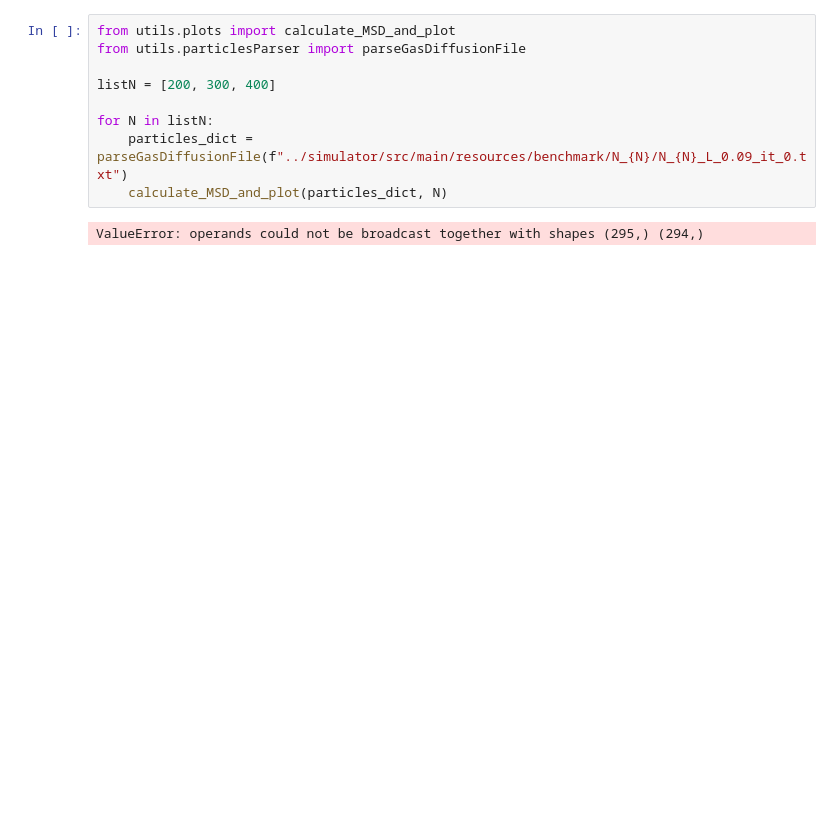
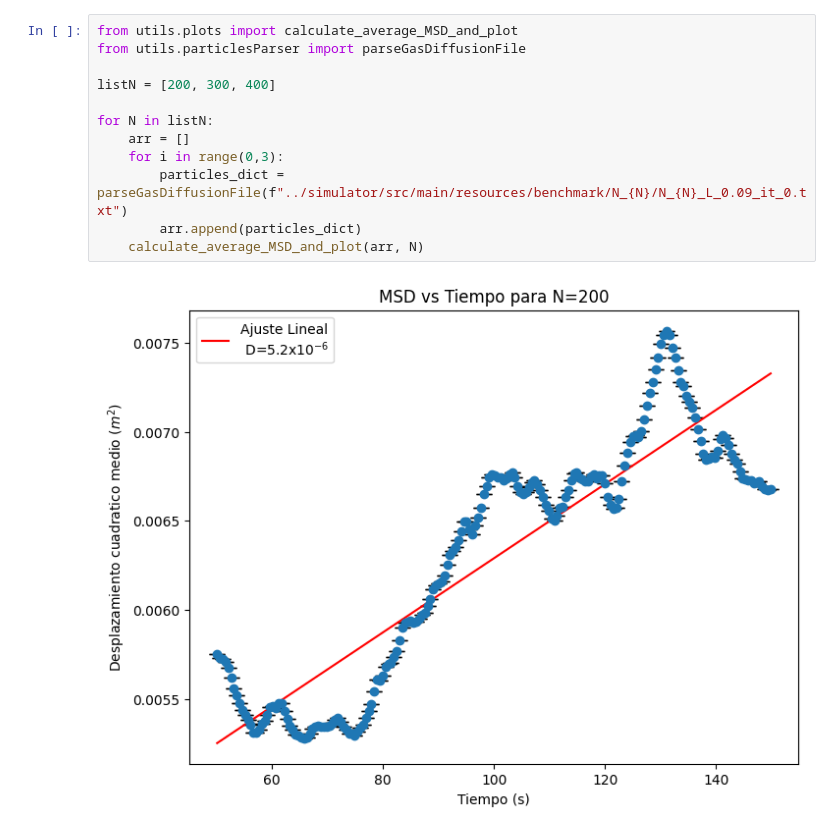
Before and after one commit to lukyferreiro/TPs-SS, a Jupyter notebook: TP3/animation/MSD.ipynb, the cells around one changed output. Cells and saved outputs as stored; diff of their text form; blank space fills up the shorter version.

```diff
--- a/TP3/animation/MSD.ipynb
+++ b/TP3/animation/MSD.ipynb
@@ -1,11 +1,14 @@
 # %%
-from utils.plots import calculate_MSD_and_plot
+from utils.plots import calculate_average_MSD_and_plot
 from utils.particlesParser import parseGasDiffusionFile
 
 listN = [200, 300, 400]
 
 for N in listN:
-    particles_dict = parseGasDiffusionFile(f"../simulator/src/main/resources/benchmark/N_{N}/N_{N}_L_0.09_it_0.txt")
-    calculate_MSD_and_plot(particles_dict, N)
+    arr = []
+    for i in range(0,3):
+        particles_dict = parseGasDiffusionFile(f"../simulator/src/main/resources/benchmark/N_{N}/N_{N}_L_0.09_it_0.txt")
+        arr.append(particles_dict)
+    calculate_average_MSD_and_plot(arr, N)
 # %% [output]
-ValueError: operands could not be broadcast together with shapes (295,) (294,)
+[figure, added]
```
Also changed, not shown: parts of 1 cell of this notebook, 4 other files.
